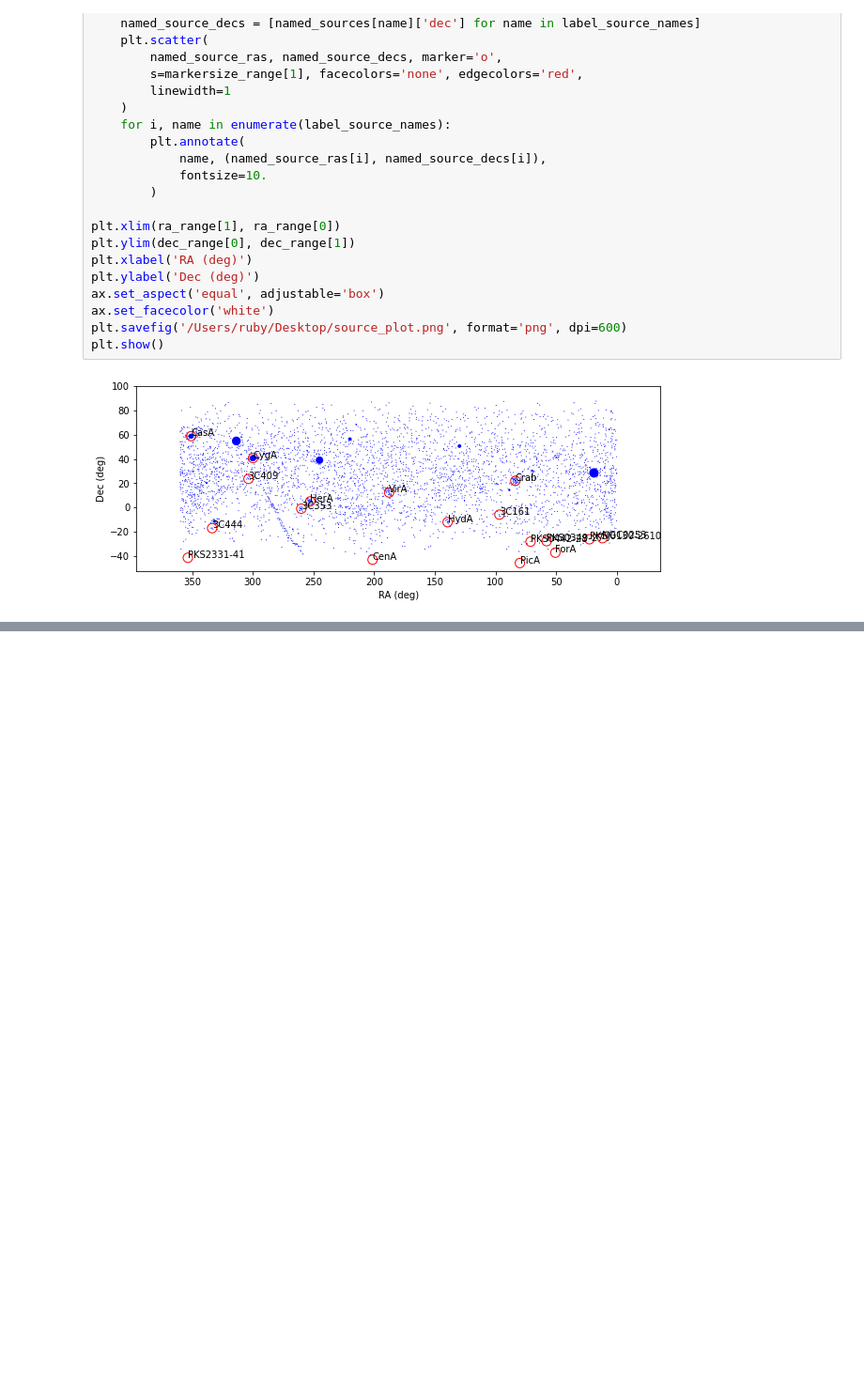
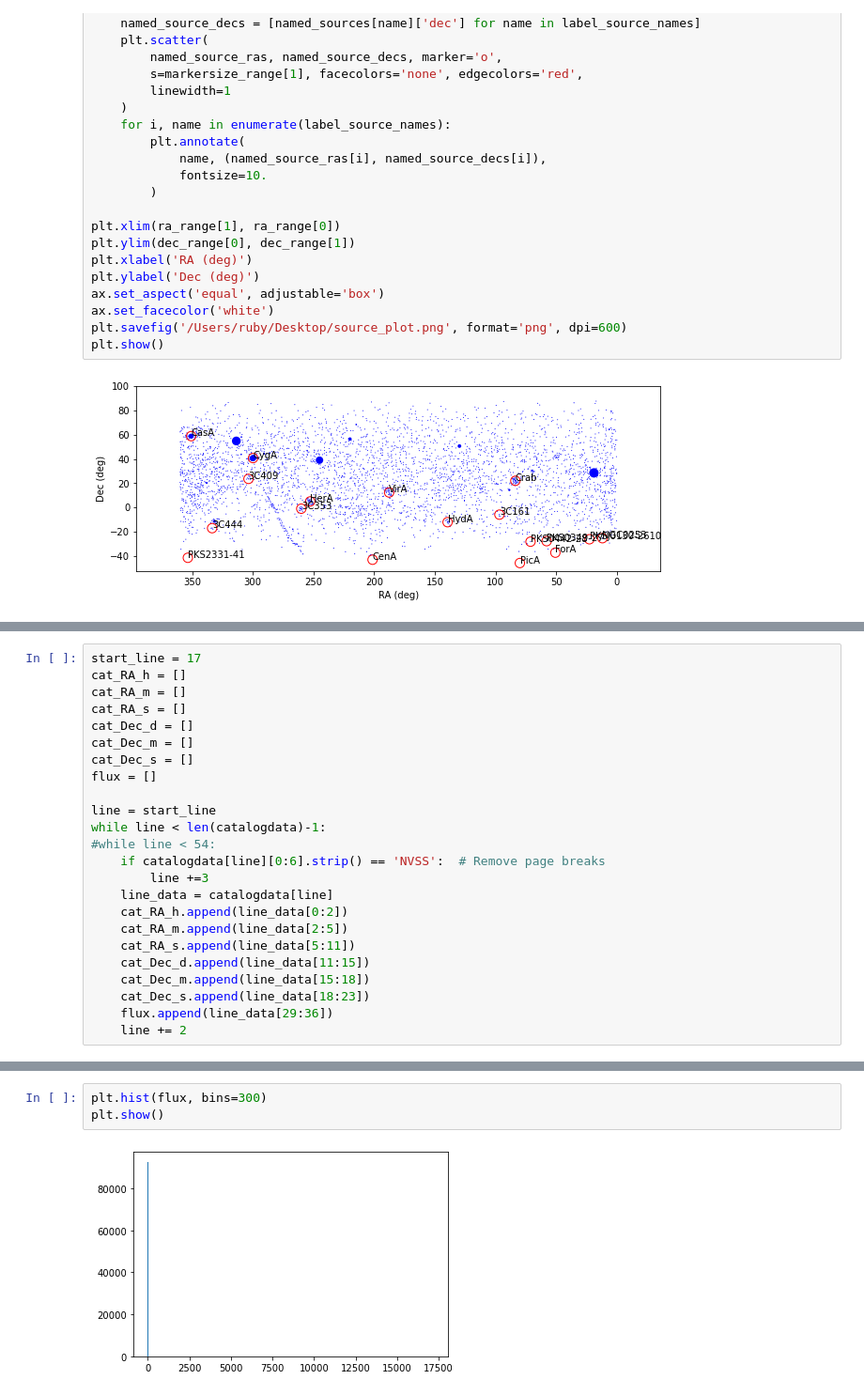
Before and after one commit to rlbyrne/rlb_LWA, a Jupyter notebook: LWA_skymodels/catalog_npz_to_pyradiosky_convert.ipynb, the cells around one changed output, grey strips where cells are left out. Shown: that part at 94% size. Cells and saved outputs as stored; diff of their text form; blank space fills up the shorter version.

```diff
--- a/LWA_skymodels/catalog_npz_to_pyradiosky_convert.ipynb
+++ b/LWA_skymodels/catalog_npz_to_pyradiosky_convert.ipynb
@@ -238,0 +249,24 @@ plt.show()
+# %%
+start_line = 17
+cat_RA_h = []
+cat_RA_m = []
+cat_RA_s = []
+cat_Dec_d = []
+cat_Dec_m = []
+cat_Dec_s = []
+flux = []
+
+line = start_line
+while line < len(catalogdata)-1:
+#while line < 54:
+    if catalogdata[line][0:6].strip() == 'NVSS':  # Remove page breaks
+        line +=3
+    line_data = catalogdata[line]
+    cat_RA_h.append(line_data[0:2])
+    cat_RA_m.append(line_data[2:5])
+    cat_RA_s.append(line_data[5:11])
+    cat_Dec_d.append(line_data[11:15])
+    cat_Dec_m.append(line_data[15:18])
+    cat_Dec_s.append(line_data[18:23])
+    flux.append(line_data[29:36])
+    line += 2
@@ -238,0 +363,5 @@ plt.show()
+# %%
+plt.hist(flux, bins=300)
+plt.show()
+# %% [output]
+[figure, added]
```
Also changed, not shown: parts of 7 cells of this notebook.
